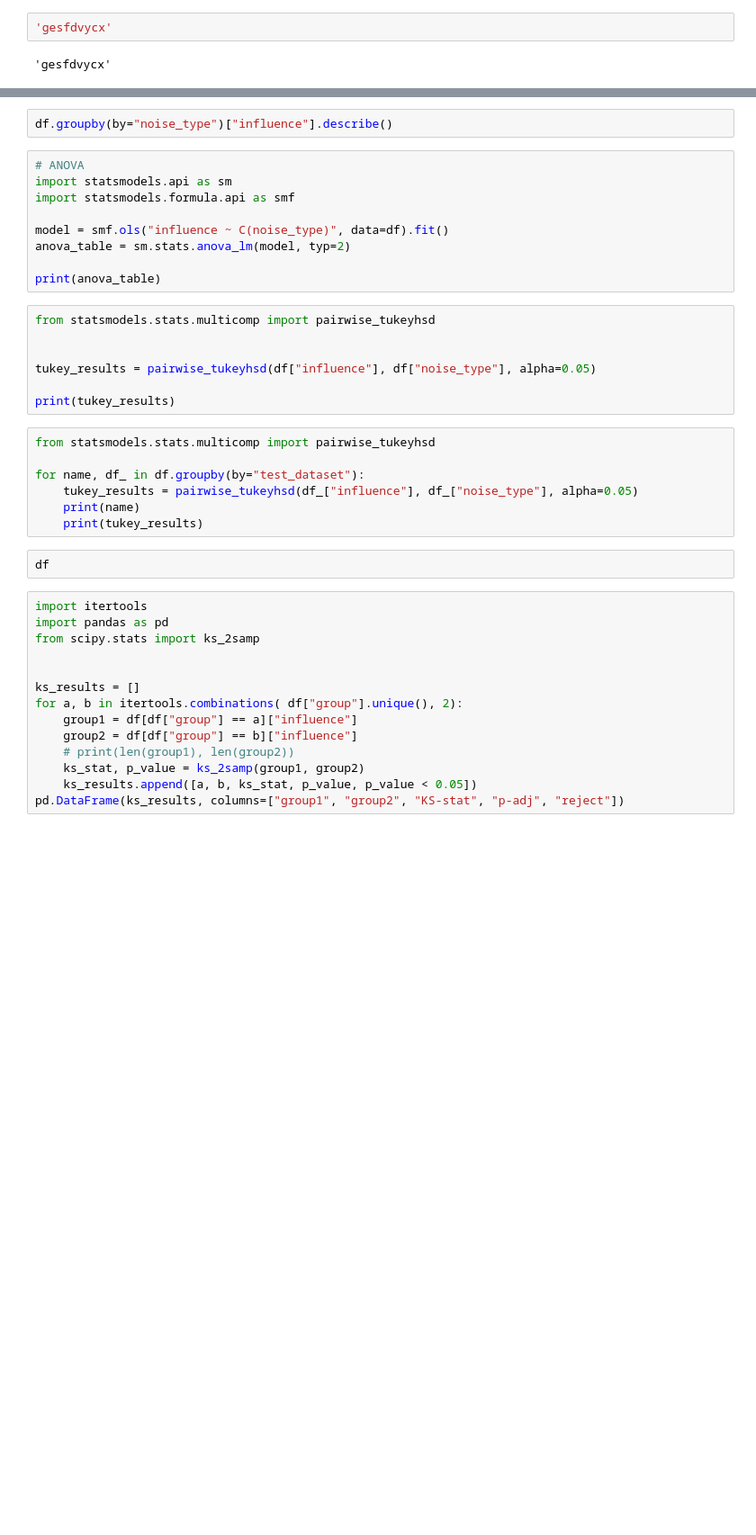
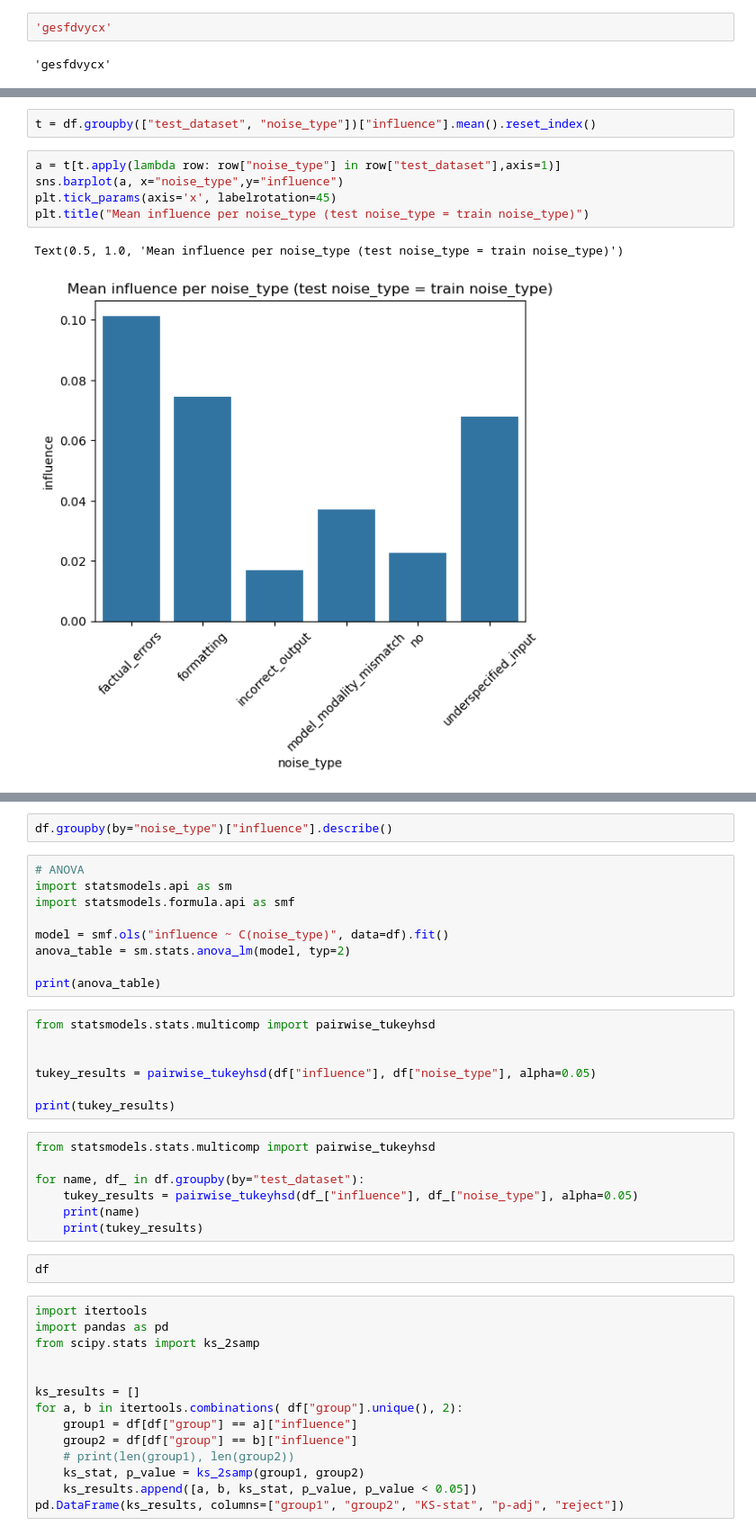
Before and after one commit to loris3/babylm, a Jupyter notebook: analysis_noise.ipynb, the cells around one changed output, grey strips where cells are left out. Shown: that part at 90% size. Saved outputs shown, nothing was run; the diff lists cells and outputs as text; blank space fills up the shorter version.

```diff
--- a/analysis_noise.ipynb
+++ b/analysis_noise.ipynb
@@ -294,3 +384,13 @@ grrsfd
+# %%
+t = df.groupby(["test_dataset", "noise_type"])["influence"].mean().reset_index()
+# %%
+a = t[t.apply(lambda row: row["noise_type"] in row["test_dataset"],axis=1)]
+sns.barplot(a, x="noise_type",y="influence")
+plt.tick_params(axis='x', labelrotation=45)
+plt.title("Mean influence per noise_type (test noise_type = train noise_type)")
+# %% [output]
+Text(0.5, 1.0, 'Mean influence per noise_type (test noise_type = train noise_type)')
+[figure, added]
 # %%
 import seaborn as sns
 import matplotlib.pyplot as plt
```
Also changed, not shown: parts of 25 cells of this notebook, 1 other file.
